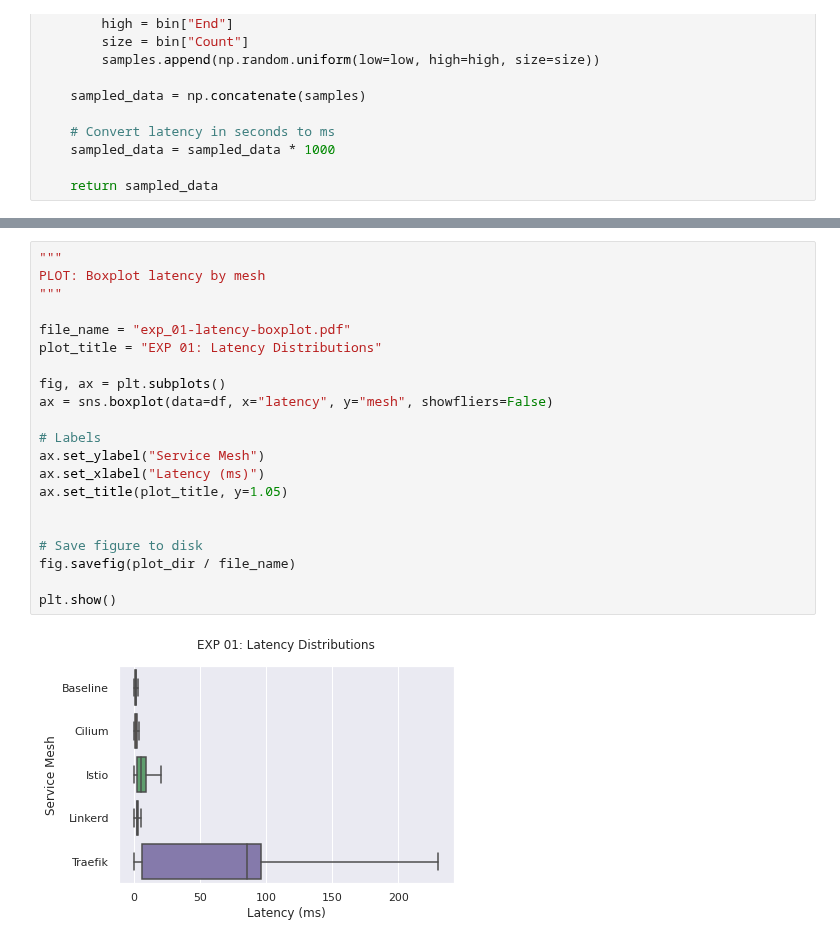
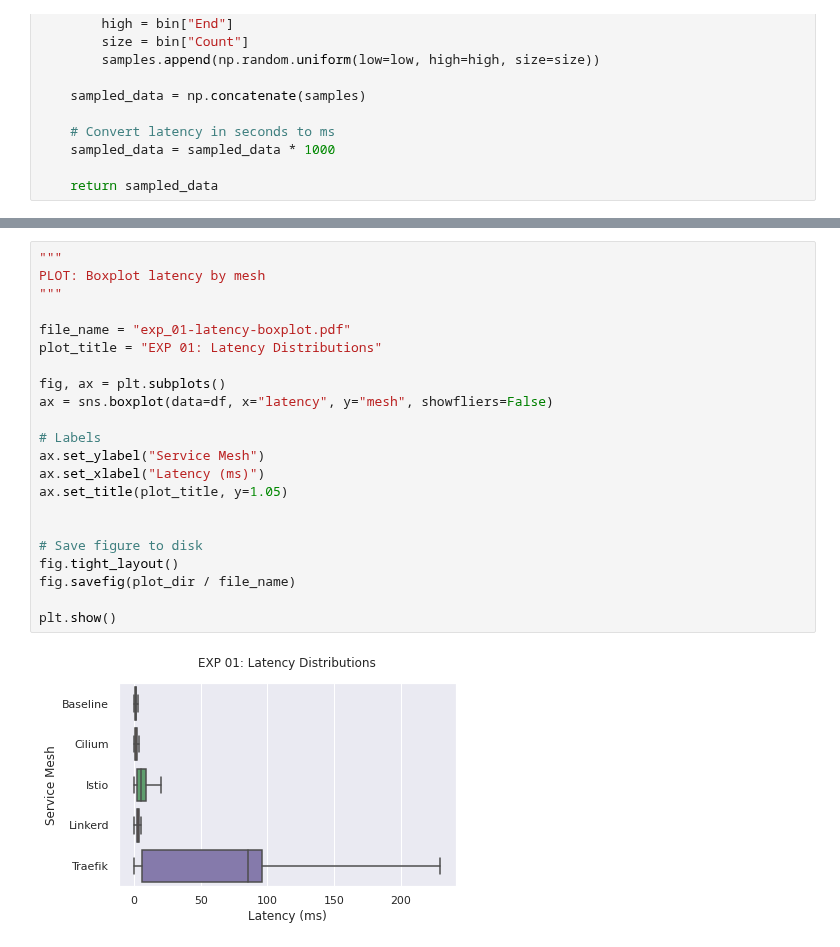
Before and after one commit to RichardBieringa/mesh-bench, a Jupyter notebook: viz/exp_01_latency_boxplots.ipynb, the cells around one changed output, grey strips where cells are left out. Cells and saved outputs as stored; diff of their text form.

```diff
--- a/viz/exp_01_latency_boxplots.ipynb
+++ b/viz/exp_01_latency_boxplots.ipynb
@@ -239,26 +239,27 @@ df.head()
 # %%
 """
 PLOT: Boxplot latency by mesh
 """
 
 file_name = "exp_01-latency-boxplot.pdf"
 plot_title = "EXP 01: Latency Distributions"
 
 fig, ax = plt.subplots()
 ax = sns.boxplot(data=df, x="latency", y="mesh", showfliers=False)
 
 # Labels
 ax.set_ylabel("Service Mesh")
 ax.set_xlabel("Latency (ms)")
 ax.set_title(plot_title, y=1.05)
 
 
 # Save figure to disk
+fig.tight_layout()
 fig.savefig(plot_dir / file_name)
 
 plt.show()
 # %% [output]
-[figure, old version]
+[figure, new version]
 # %%
 """
 PLOT: Boxplot latency by mesh (log scale)
```
Also changed, not shown: parts of 4 cells of this notebook, 16 other files.
